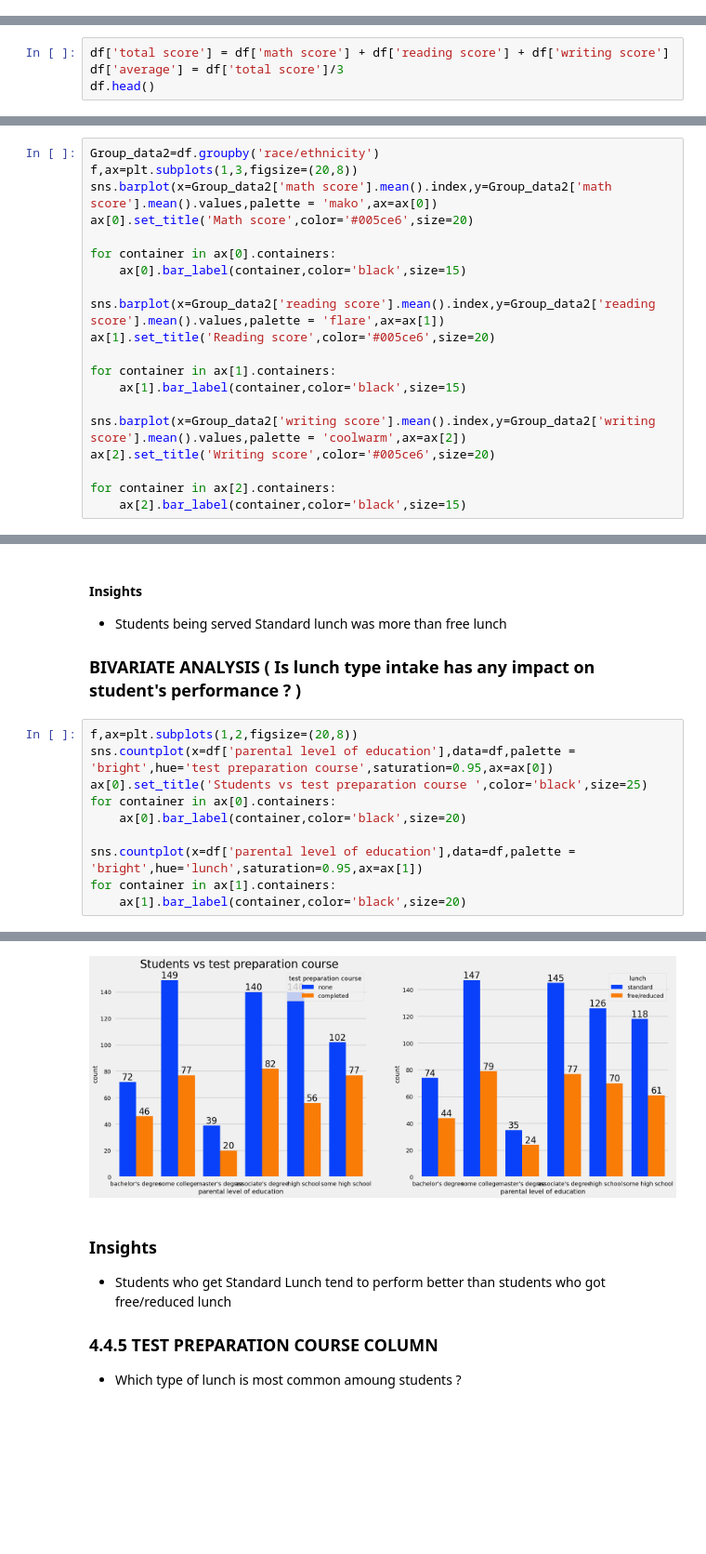
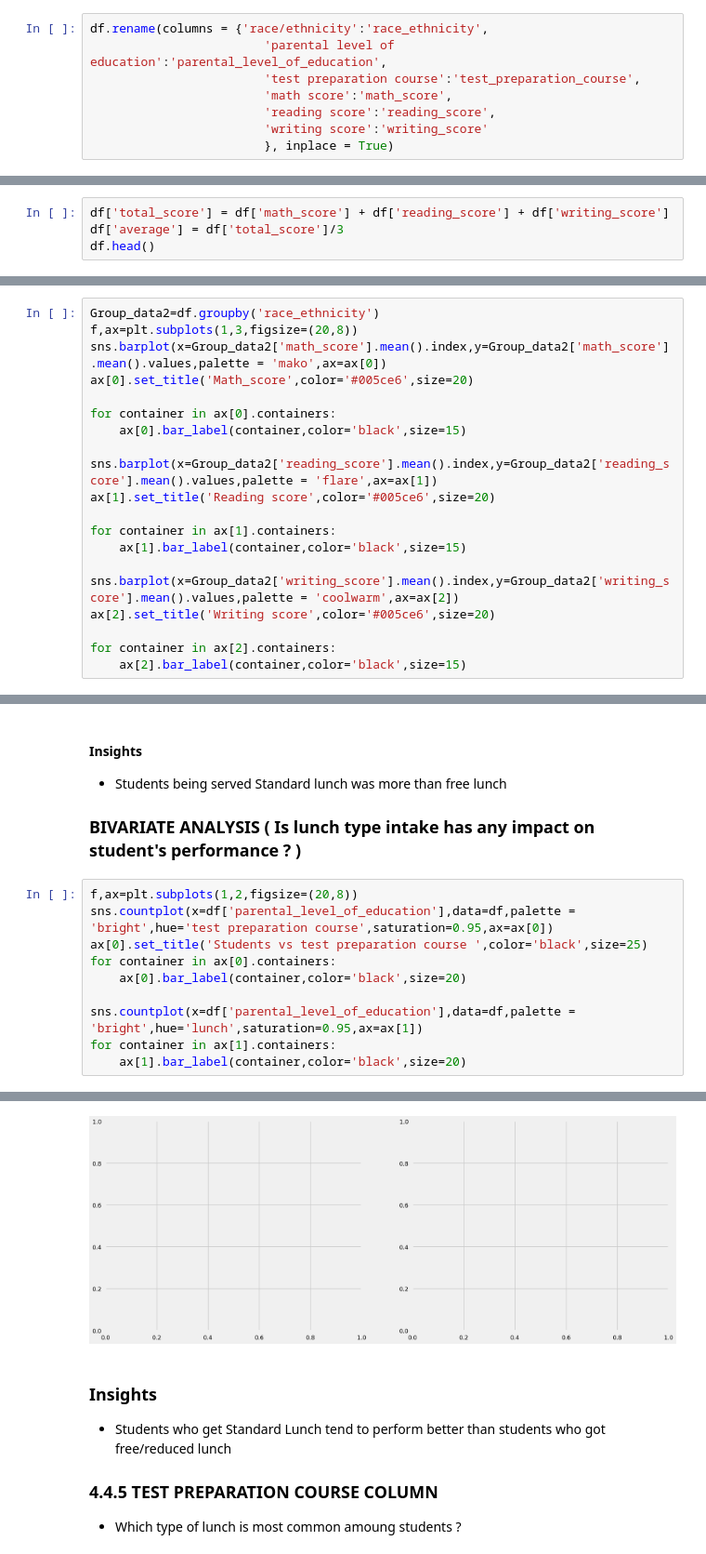
Before and after one commit to JagdishChavan081/ai, a Jupyter notebook: ml/project_1/notebook/EDA.ipynb, the cells around one changed output, grey strips where cells are left out. Shown at 93% size. Drawn from its saved outputs; the diff is of its cells as text; blank space fills up the shorter version.

```diff
--- a/ml/project_1/notebook/EDA.ipynb
+++ b/ml/project_1/notebook/EDA.ipynb
@@ -61,0 +70,8 @@ df.head()
+# %%
+df.rename(columns = {'race/ethnicity':'race_ethnicity',
+                        'parental level of education':'parental_level_of_education',
+                        'test preparation course':'test_preparation_course',
+                        'math score':'math_score',
+                        'reading score':'reading_score',
+                        'writing score':'writing_score'
+                        }, inplace = True)
@@ -181,7 +204,7 @@ df.head(2)
 # %% [markdown]
 ### 3.7 Adding columns for "Total Score" and "Average"
 # %%
-df['total score'] = df['math score'] + df['reading score'] + df['writing score']
-df['average'] = df['total score']/3
+df['total_score'] = df['math_score'] + df['reading_score'] + df['writing_score']
+df['average'] = df['total_score']/3
 df.head()
 # %% [output]
@@ -443,21 +474,21 @@ plt.show()
 * Lowest number of students belong to groupA.
 ### BIVARIATE ANALYSIS ( Is Race/Ehnicity has any impact on student's performance ? )
 # %%
-Group_data2=df.groupby('race/ethnicity')
+Group_data2=df.groupby('race_ethnicity')
 f,ax=plt.subplots(1,3,figsize=(20,8))
-sns.barplot(x=Group_data2['math score'].mean().index,y=Group_data2['math score'].mean().values,palette = 'mako',ax=ax[0])
-ax[0].set_title('Math score',color='#005ce6',size=20)
+sns.barplot(x=Group_data2['math_score'].mean().index,y=Group_data2['math_score'].mean().values,palette = 'mako',ax=ax[0])
+ax[0].set_title('Math_score',color='#005ce6',size=20)
 
 for container in ax[0].containers:
     ax[0].bar_label(container,color='black',size=15)
 
-sns.barplot(x=Group_data2['reading score'].mean().index,y=Group_data2['reading score'].mean().values,palette = 'flare',ax=ax[1])
+sns.barplot(x=Group_data2['reading_score'].mean().index,y=Group_data2['reading_score'].mean().values,palette = 'flare',ax=ax[1])
 ax[1].set_title('Reading score',color='#005ce6',size=20)
 
 for container in ax[1].containers:
     ax[1].bar_label(container,color='black',size=15)
 
-sns.barplot(x=Group_data2['writing score'].mean().index,y=Group_data2['writing score'].mean().values,palette = 'coolwarm',ax=ax[2])
+sns.barplot(x=Group_data2['writing_score'].mean().index,y=Group_data2['writing_score'].mean().values,palette = 'coolwarm',ax=ax[2])
 ax[2].set_title('Writing score',color='#005ce6',size=20)
 
 for container in ax[2].containers:
@@ -513,12 +548,12 @@ plt.show()
 ### BIVARIATE ANALYSIS ( Is lunch type intake has any impact on student's performance ? )
 # %%
 f,ax=plt.subplots(1,2,figsize=(20,8))
-sns.countplot(x=df['parental level of education'],data=df,palette = 'bright',hue='test preparation course',saturation=0.95,ax=ax[0])
+sns.countplot(x=df['parental_level_of_education'],data=df,palette = 'bright',hue='test preparation course',saturation=0.95,ax=ax[0])
 ax[0].set_title('Students vs test preparation course ',color='black',size=25)
 for container in ax[0].containers:
     ax[0].bar_label(container,color='black',size=20)
 
-sns.countplot(x=df['parental level of education'],data=df,palette = 'bright',hue='lunch',saturation=0.95,ax=ax[1])
+sns.countplot(x=df['parental_level_of_education'],data=df,palette = 'bright',hue='lunch',saturation=0.95,ax=ax[1])
 for container in ax[1].containers:
     ax[1].bar_label(container,color='black',size=20)
 # %% [output]
@@ -525,4 +561,4 @@ for container in ax[1].containers:
-[figure, old version]
+[figure, new version]
 # %% [markdown]
 ### Insights
 * Students who get Standard Lunch tend to perform better than students who got free/reduced lunch
```
Also changed, not shown: parts of 24 cells of this notebook, 6 other files.
